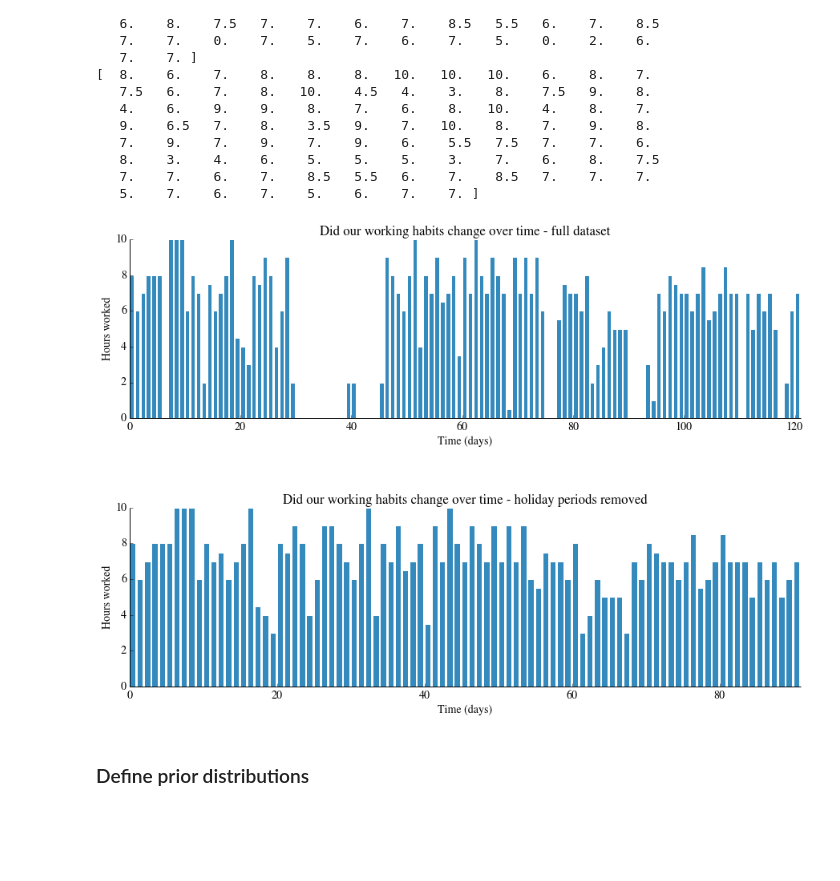
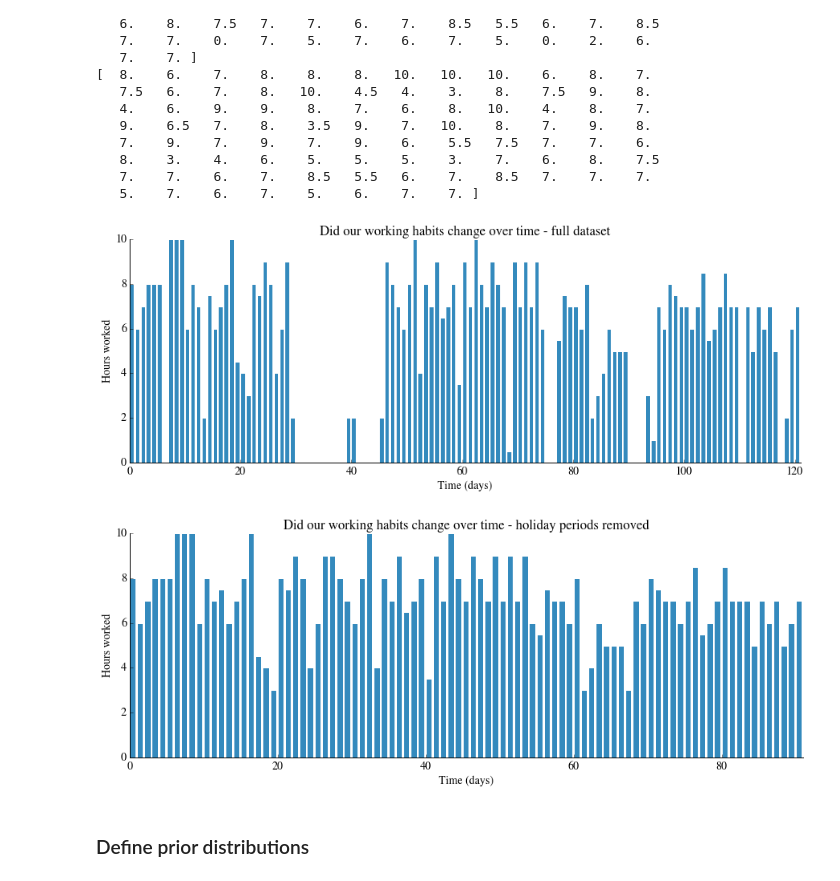
Before and after one commit to crevoisiersabine/DataScience, a Jupyter notebook: Bayesian Course Analysis.ipynb, the cells around one changed output. Saved outputs shown, nothing was run; the diff lists cells and outputs as text; code cells hidden in the pictures; blank space fills up the shorter version.

Commit message:
split plot over two cells

```diff
--- a/Bayesian Course Analysis.ipynb
+++ b/Bayesian Course Analysis.ipynb
@@ -126,25 +126,30 @@ print hours_worked2
    8.    3.    4.    6.    5.    5.    5.    3.    7.    6.    8.    7.5
    7.    7.    6.    7.    8.5   5.5   6.    7.    8.5   7.    7.    7.
    5.    7.    6.    7.    5.    6.    7.    7. ]
+# %%
+fig, axes=plt.subplots(figsize=(15,5), nrows=1, ncols=1)
+fig.subplots_adjust(hspace = 0.5)
+
+axes.bar(n_day_data, hours_worked, color="#348ABD")
+axes.set_xlabel("Time (days)")
+axes.set_ylabel("Hours worked")
+axes.set_title("Did our working habits change over time - full dataset")
+axes.set_xlim(0, max(n_day_data));
+remove_border(axes)
+# %% [output]
+[figure, added]
 # %%
-fig, axes=plt.subplots(figsize=(15,10), nrows=2, ncols=1)
+fig, axes=plt.subplots(figsize=(15,5), nrows=1, ncols=1)
 fig.subplots_adjust(hspace = 0.5)
 
-axes[0].bar(n_day_data, hours_worked, color="#348ABD")
-axes[0].set_xlabel("Time (days)")
-axes[0].set_ylabel("Hours worked")
-axes[0].set_title("Did our working habits change over time - full dataset")
-axes[0].set_xlim(0, max(n_day_data));
-remove_border(axes[0])
-
-axes[1].bar(n_day_data2, hours_worked2, color="#348ABD")
-axes[1].set_xlabel("Time (days)")
-axes[1].set_ylabel("Hours worked")
-axes[1].set_title("Did our working habits change over time - holiday periods removed")
-axes[1].set_xlim(0, max(n_day_data2));
-remove_border(axes[1])
+axes.bar(n_day_data2, hours_worked2, color="#348ABD")
+axes.set_xlabel("Time (days)")
+axes.set_ylabel("Hours worked")
+axes.set_title("Did our working habits change over time - holiday periods removed")
+axes.set_xlim(0, max(n_day_data2));
+remove_border(axes)
 # %% [output]
-[figure, old version]
+[figure, new version]
 # %% [markdown]
 ### Define prior distributions
 # %% [markdown]
```
